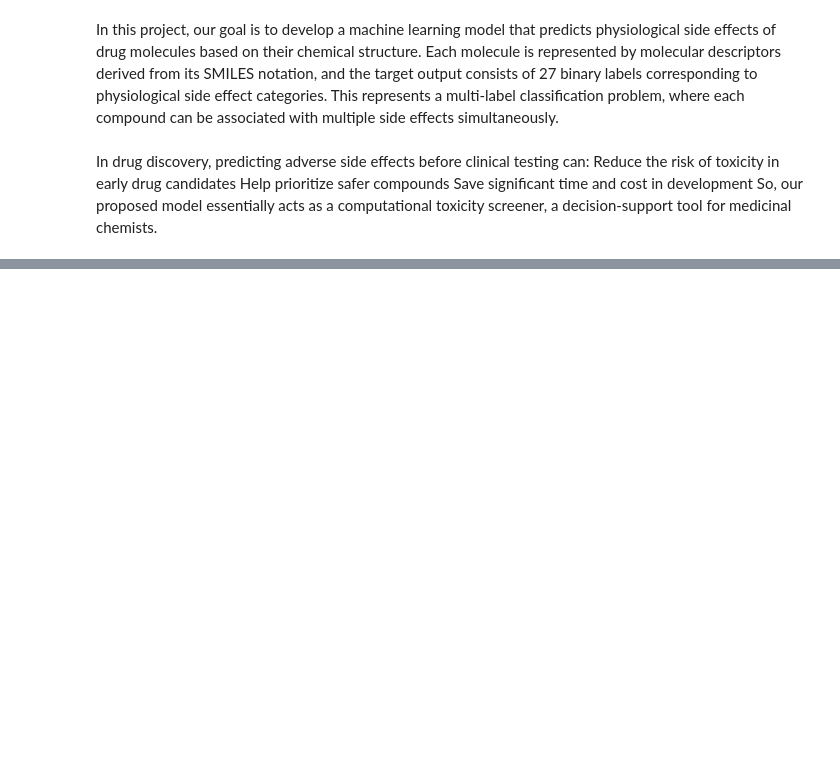
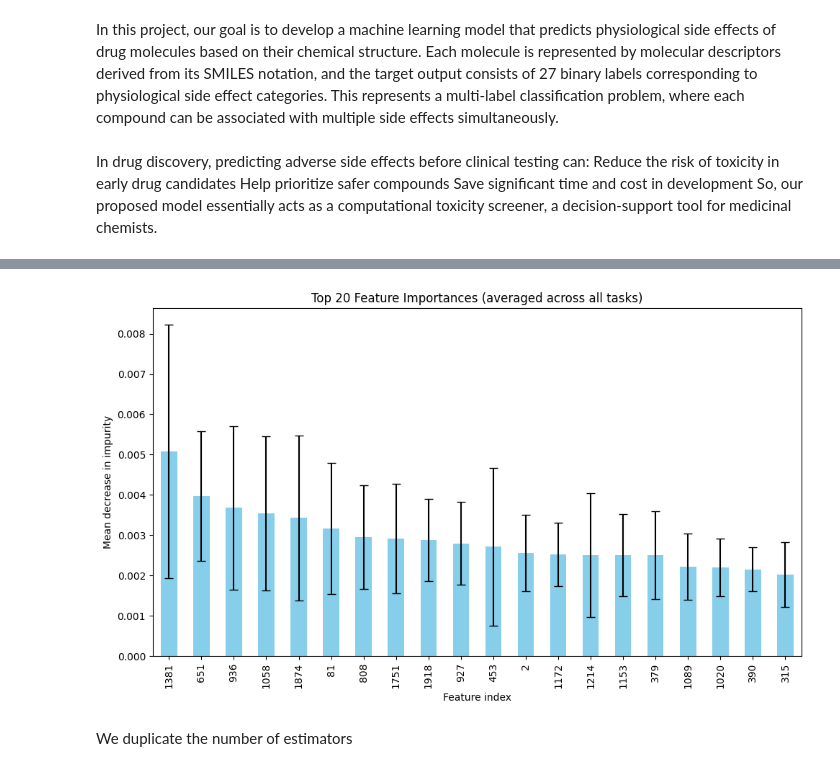
Before and after one commit to bbarthougatica/ChmInf, a Jupyter notebook: cheminf_latin.ipynb, the cells around one changed output, grey strips where cells are left out. Drawn from its saved outputs; the diff is of its cells as text; code cells hidden in the pictures; blank space fills up the shorter version.

```diff
--- a/cheminf_latin.ipynb
+++ b/cheminf_latin.ipynb
@@ -204,0 +248,5 @@ ValueError: could not convert string to float: 'C(CNCCNCCNCCN)N'
+# %%
+from sklearn.feature_selection import VarianceThreshold
+X_train, y_train, features_train = train_dataset.X, train_dataset.y, train_dataset.ids
+X_valid, y_valid, features_valid = valid_dataset.X, valid_dataset.y, valid_dataset.ids
+X_test,  y_test, features_test  = test_dataset.X,  test_dataset.y, test_dataset.ids
@@ -204,0 +295,15 @@ ValueError: could not convert string to float: 'C(CNCCNCCNCCN)N'
+# %%
+from sklearn.metrics import roc_auc_score, f1_score, accuracy_score
+import numpy as np
+results = []
+
+for i, task in enumerate(tasks):
+    rf.fit(X_train, y_train[:, i])
+    y_pred_proba = rf.predict_proba(X_valid)[:, 1]
+    roc_auc = roc_auc_score(y_valid[:, i], y_pred_proba)
+    results.append((task, roc_auc))
+
+# Sort by performance
+results = sorted(results, key=lambda x: x[1], reverse=True)
+for task, auc in results[:5]:
+    print(f"{task}: ROC-AUC = {auc:.3f}")
@@ -204,0 +499,37 @@ ValueError: could not convert string to float: 'C(CNCCNCCNCCN)N'
+# %%
+import matplotlib.pyplot as plt
+feature_importances = np.array([est.feature_importances_ for est in multi_rf.estimators_])
+
+# --- 2. Compute mean and std across tasks ---
+mean_importance = np.mean(feature_importances, axis=0)
+std_importance = np.std(feature_importances, axis=0)
+
+# --- 3. Create DataFrame ---
+importances = pd.DataFrame({
+    "importance": mean_importance,
+    "std": std_importance
+})
+
+# Optional: assign feature numbers (1, 2, 3, ...)
+importances.index += 1
+
+# --- 4. Select top 20 features ---
+top_importances = importances.sort_values(by="importance", ascending=False).iloc[:20]
+
+# --- 5. Plot ---
+fig, ax = plt.subplots(figsize=(10, 6))
+top_importances["importance"].plot.bar(
+    yerr=top_importances["std"],
+    ax=ax,
+    color="skyblue",
+    capsize=4
+)
+ax.set_title("Top 20 Feature Importances (averaged across all tasks)")
+ax.set_ylabel("Mean decrease in impurity")
+ax.set_xlabel("Feature index")
+fig.tight_layout()
+plt.show()
+# %% [output]
+[figure, added]
+# %% [markdown]
+We duplicate the number of estimators
```
Also changed, not shown: parts of 32 cells of this notebook.
